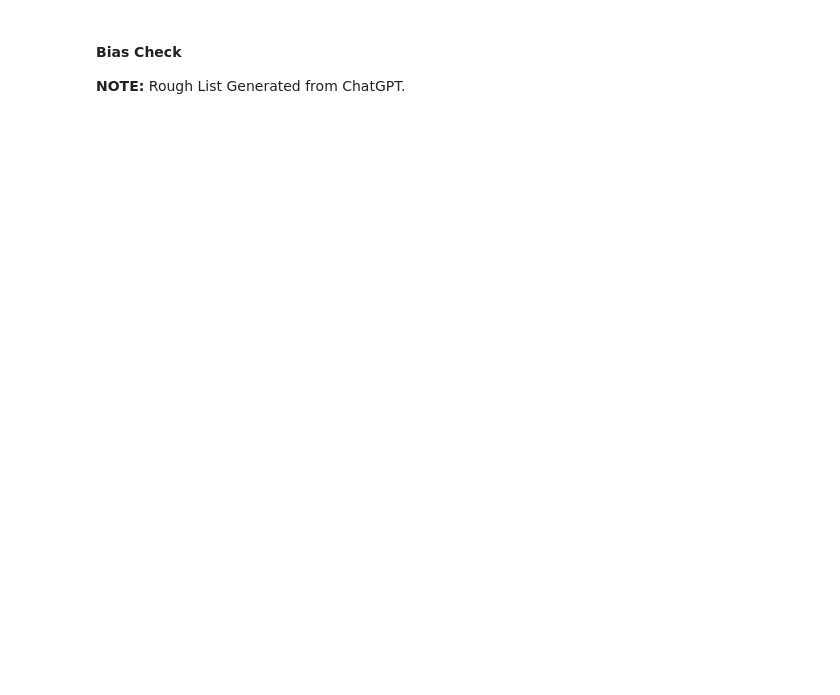
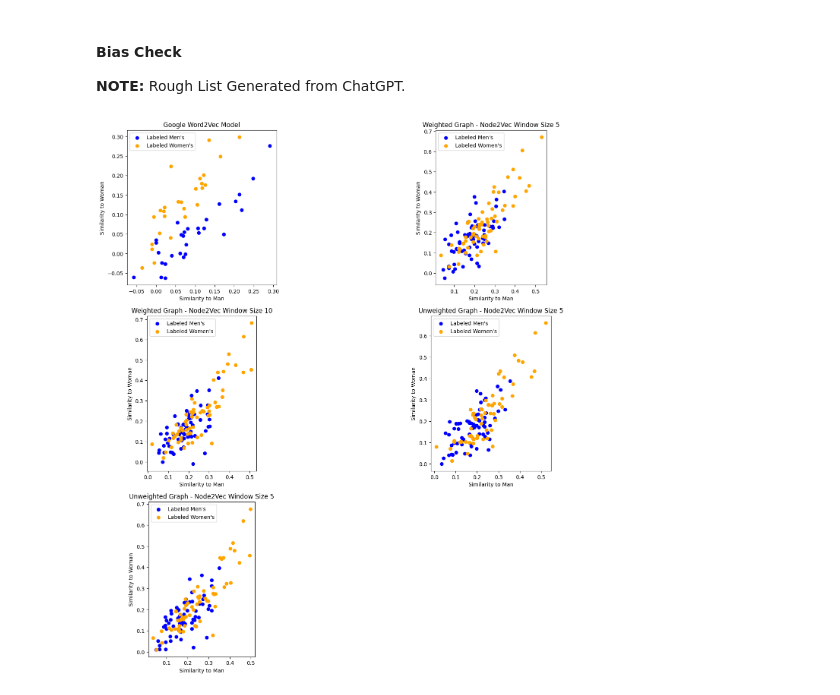
Before and after one commit to n-smith-byu/LING581-Natural-Language-Processing-BYU, a Jupyter notebook: src/GraphAndModelEvaluation.ipynb, the cells around one changed output. Cells and saved outputs as stored; diff of their text form; code cells hidden in the pictures; blank space fills up the shorter version.

Commit message:
Updated Code and Created New Plots
Used package Node2Vec for weighted graph as well. Created more efficient indexing for running analogy tests and created additional plots.

```diff
--- a/src/GraphAndModelEvaluation.ipynb
+++ b/src/GraphAndModelEvaluation.ipynb
@@ -37,6 +42,6 @@ google_models = ['google_word2vec']
 # %%
-def get_nodes(graph, word, *pos_info):
-    nodes = [n for n, d in graph.nodes(data=True) if 'label' in d and f"'{word.lower()}'" in d['label']]
+def get_nodes(word, *pos_info):
+    nodes = [n for n, _ in word_node_index[word.lower()]]
     if len(pos_info) == 0:
         return nodes
 
@@ -92,13 +70,12 @@ for analogy_file in os.listdir(analogies_folder):
     analogies_master[category].columns = ['w1', 'r1', 'w2', 'r2']
 # %%
 # get and save a list of all nodes for words in the analogies
-word_to_nodes = {}
 words_not_in_graph = []
 for category, tests in analogies_master.items():
     for ind, row in tqdm(tests.iterrows(), category, total=len(tests)):
         for word in row:
-            if word not in word_to_nodes:
-                nodes = [node for node in get_nodes(graph_weighted, word) if "'UNK_POS'" not in node]
-                if len(nodes) == 0:
+            if word not in word_node_index:
+                if len(get_nodes(word)) == 0:
                     words_not_in_graph.append(word)
-                word_to_nodes[word] = nodes
+
+print(f'Words Not in Graph: {words_not_in_graph}')
@@ -127,10 +99,10 @@ analogy_google = defaultdict(list)
 for category, tests in analogies_master.items():
     for ind, row in tqdm(tests.iterrows(), category, total=len(tests)):
         w1, r1, w2, r2 = row
-        w1_nodes = word_to_nodes[w1]
-        r1_nodes = word_to_nodes[r1]
-        w2_nodes = word_to_nodes[w2]
-        r2_nodes = word_to_nodes[r2]
+        w1_nodes = get_nodes(w1)
+        r1_nodes = get_nodes(r1)
+        w2_nodes = get_nodes(w2)
+        r2_nodes = get_nodes(r2)
 
         nodes1_3 = set()
         for node1 in w1_nodes:     # for each node that is the first word in the analogy
@@ -267,13 +295,14 @@ mens = men_occupations + sports_men + instruments_men
 womens = women_occupations + sports_women + instruments_women
 # %%
 plot_titles = {
-    'unweighted': 'Unweighted Graph',
-    'weighted_window3': 'Weighted Graph - Node2Vec Window Size 3',
-    'weighted_window5': 'Weighted Graph - Node2Vec Window Size 5',
+    'unweighted_window_5': 'Unweighted Graph - Node2Vec Window Size 5',
+    'unweighted_window_10': 'Unweighted Graph - Node2Vec Window Size 5',
+    'weighted_window_5': 'Weighted Graph - Node2Vec Window Size 5',
+    'weighted_window_10': 'Weighted Graph - Node2Vec Window Size 10',
     'google_word2vec': 'Google Word2Vec Model'
 }
 # %%
-fig, axs = plt.subplots(2, 2, figsize=(10, 10))
+fig, axs = plt.subplots(3, 2, figsize=(18, 18))
 i, j = (0, 0)
 for model_key, model in tqdm(models.items()):
     if model_key != 'google_word2vec':
@@ -296,35 +325,39 @@ for model_key, model in tqdm(models.items()):
 
     for item in mens + womens:
         if model_key != 'google_word2vec':
-            nodes = [node for node in get_nodes(graph_weighted, item) if 'UNK_POS' not in node]
+            nodes = [node for node in get_nodes(item) if 'UNK_POS' not in node]
         else:
             nodes = [item]
 
         for node in nodes:
             item_emb = model[node]
             magnitude_item = np.linalg.norm(item_emb)
 
             similarity_man = np.dot(item_emb, man_emb) / (magnitude_man * magnitude_item)
             similarity_woman = np.dot(item_emb, woman_emb) / (magnitude_woman * magnitude_item)
             #ax.annotate(node, (similarity_man, similarity_woman), textcoords="offset points", xytext=(5, 5), ha='left', fontsize=8)
             if item in mens:
                 mens_x.append(similarity_man)
                 mens_y.append(similarity_woman)
             else:
                 womens_x.append(similarity_man)
                 womens_y.append(similarity_woman)
 
     ax = axs[i,j]
     ax.scatter(mens_x, mens_y, color='blue', label='Labeled Men\'s')
     ax.scatter(womens_x, womens_y, color='orange', label='Labeled Women\'s')
     ax.legend()
     ax.set_xlabel('Similarity to Man')
     ax.set_ylabel('Similarity to Woman')
     ax.set_title(plot_titles[model_key])
     ax.set_aspect('equal', adjustable='box')
 
     j = (j + 1) % 2
     if j == 0:
         i += 1
 
+axs[2,1].set_visible(False)
+
 plt.savefig('../figures/plot_of_bias.png')
+# %% [output]
+[figure, added]
```
Also changed, not shown: parts of 11 cells of this notebook, 5 other files.
